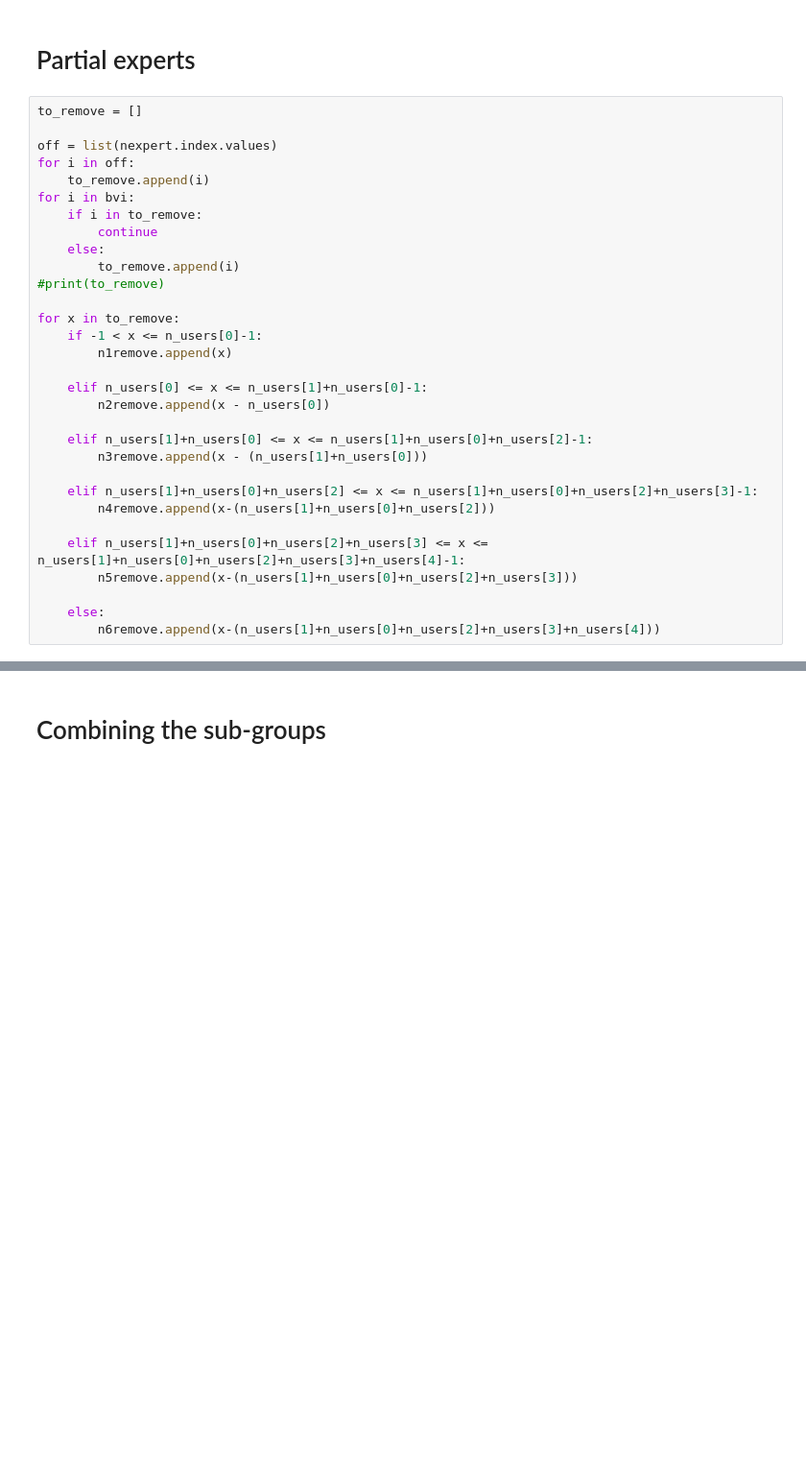
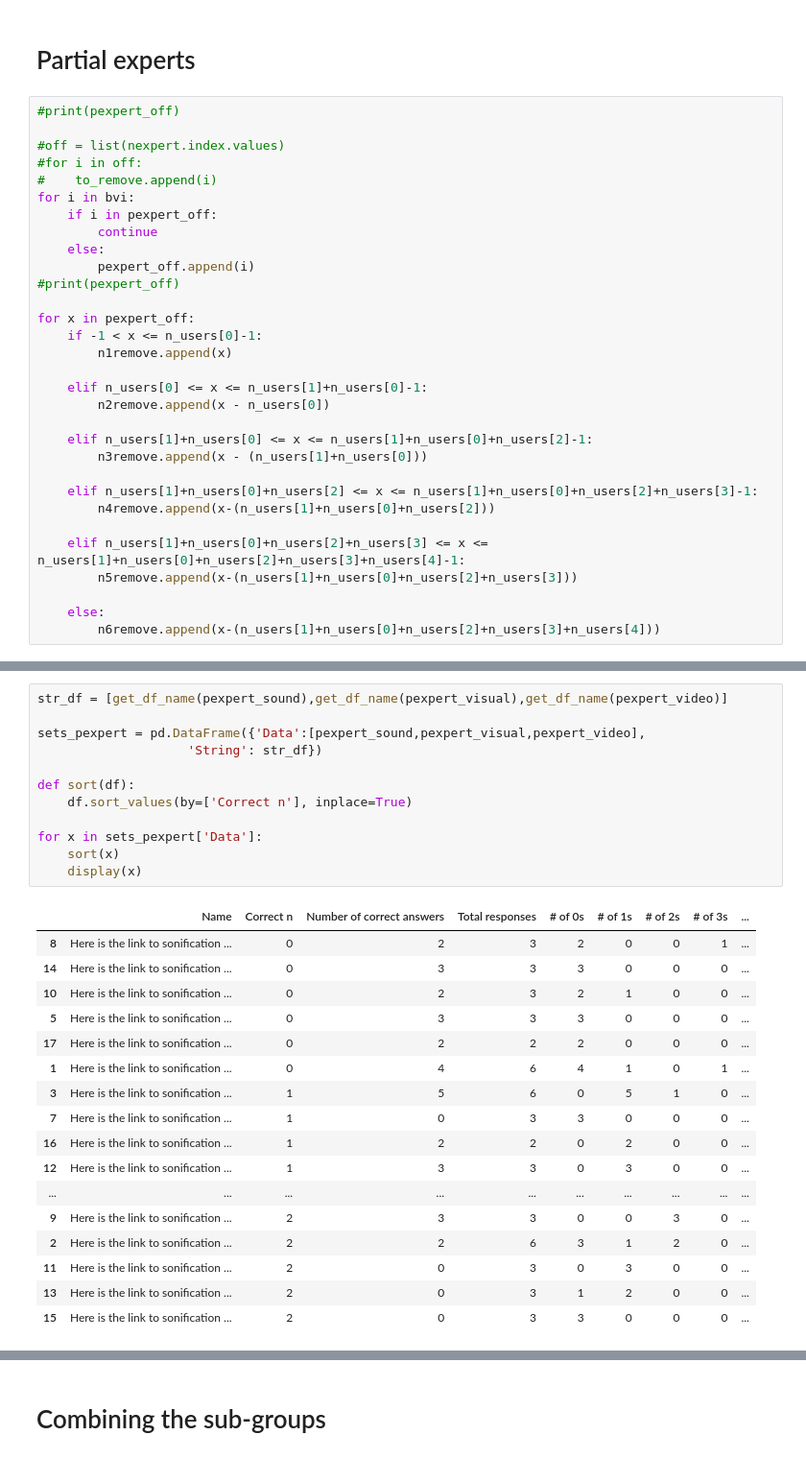
Before and after one commit to jacktuckerbrown/star-sound, a Jupyter notebook: analysis.ipynb, the cells around one changed output, grey strips where cells are left out. Shown at 96% size. Cells and saved outputs as stored; diff of their text form; blank space fills up the shorter version.

```diff
--- a/analysis.ipynb
+++ b/analysis.ipynb
@@ -1726,19 +1668,19 @@ See the caveats in the documentation: https://pandas.pydata.org/pandas-docs/stab
 # %% [markdown]
 # Partial experts
 # %%
-to_remove = []
+#print(pexpert_off)
 
-off = list(nexpert.index.values)
-for i in off:
-    to_remove.append(i)
+#off = list(nexpert.index.values)
+#for i in off:
+#    to_remove.append(i)
 for i in bvi:
-    if i in to_remove:
+    if i in pexpert_off:
         continue
     else:
-        to_remove.append(i)
-#print(to_remove)
+        pexpert_off.append(i)
+#print(pexpert_off)
 
-for x in to_remove:
+for x in pexpert_off:
     if -1 < x <= n_users[0]-1:
         n1remove.append(x)
 
@@ -1758,0 +1796,30 @@ for x in to_remove:
+# %%
+str_df = [get_df_name(pexpert_sound),get_df_name(pexpert_visual),get_df_name(pexpert_video)]
+
+sets_pexpert = pd.DataFrame({'Data':[pexpert_sound,pexpert_visual,pexpert_video],
+                    'String': str_df})
+
+def sort(df):
+    df.sort_values(by=['Correct n'], inplace=True)
+
+for x in sets_pexpert['Data']:
+    sort(x)
+    display(x)
+# %% [output]
+|  | Name | Correct n | Number of correct answers | Total responses | # of 0s | # of 1s | # of 2s | # of 3s | ... |
+| 8 | Here is the link to sonification ... | 0 | 2 | 3 | 2 | 0 | 0 | 1 | ... |
+| 14 | Here is the link to sonification ... | 0 | 3 | 3 | 3 | 0 | 0 | 0 | ... |
+| 10 | Here is the link to sonification ... | 0 | 2 | 3 | 2 | 1 | 0 | 0 | ... |
+| 5 | Here is the link to sonification ... | 0 | 3 | 3 | 3 | 0 | 0 | 0 | ... |
+| 17 | Here is the link to sonification ... | 0 | 2 | 2 | 2 | 0 | 0 | 0 | ... |
+| 1 | Here is the link to sonification ... | 0 | 4 | 6 | 4 | 1 | 0 | 1 | ... |
+| 3 | Here is the link to sonification ... | 1 | 5 | 6 | 0 | 5 | 1 | 0 | ... |
+| 7 | Here is the link to sonification ... | 1 | 0 | 3 | 3 | 0 | 0 | 0 | ... |
+| 16 | Here is the link to sonification ... | 1 | 2 | 2 | 0 | 2 | 0 | 0 | ... |
+| 12 | Here is the link to sonification ... | 1 | 3 | 3 | 0 | 3 | 0 | 0 | ... |
+| ... | ... | ... | ... | ... | ... | ... | ... | ... | ... |
+| 9 | Here is the link to sonification ... | 2 | 3 | 3 | 0 | 0 | 3 | 0 | ... |
+| 2 | Here is the link to sonification ... | 2 | 2 | 6 | 3 | 1 | 2 | 0 | ... |
+| 11 | Here is the link to sonification ... | 2 | 0 | 3 | 0 | 3 | 0 | 0 | ... |
+| 13 | Here is the link to sonification ... | 2 | 0 | 3 | 1 | 2 | 0 | 0 | ... |
+| 15 | Here is the link to sonification ... | 2 | 0 | 3 | 3 | 0 | 0 | 0 | ... |
```
Also changed, not shown: parts of 12 cells of this notebook.
